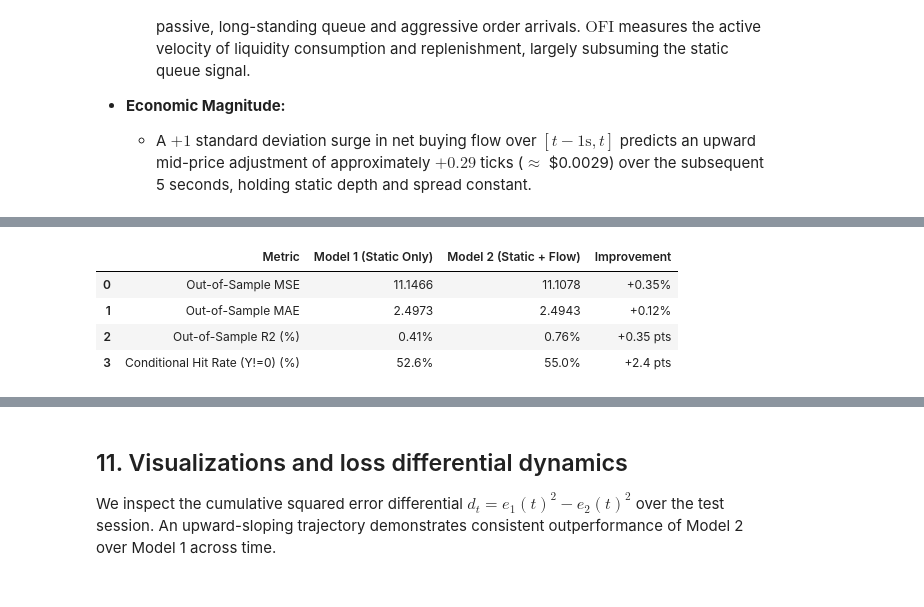
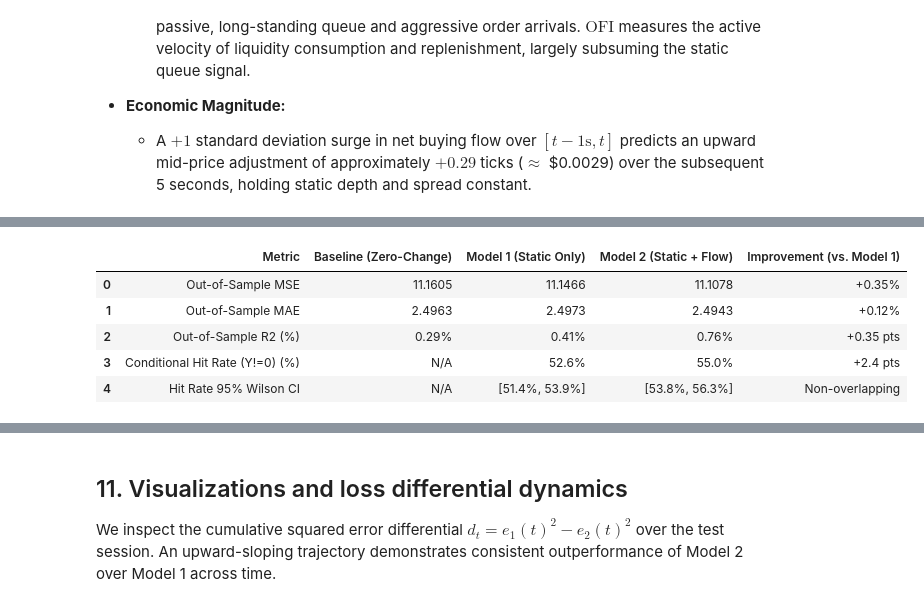
Before and after one commit to mohamadlakkis/Level-3-OrderBook-Analysis, a Jupyter notebook: analysis/02_mid_price_prediction.ipynb, the cells around one changed output, grey strips where cells are left out. Cells and saved outputs as stored; diff of their text form; code cells hidden in the pictures.

```diff
--- a/analysis/02_mid_price_prediction.ipynb
+++ b/analysis/02_mid_price_prediction.ipynb
@@ -742,84 +746,138 @@ We evaluate predictive performance on the unseen **out-of-sample Test set** acro
 # values may be unreliable; Clark-West would fit better. Also np.var uses ddof=0 while
 # np.cov uses ddof=1. (2) The +2.4 pt hit rate comes without any uncertainty estimate.
 # A zero-change baseline (see TODO.md) would also help to read these numbers.
+# [reply SJ] Agreed on all counts:
+# 1. Added Zero-change baseline (pred = 0) as benchmark.
+# 2. Implemented Clark-West (2007) test for nested models with HAC standard errors (maxlags=5).
+# 3. Fixed ddof=1 consistency across variance and covariances in Diebold-Mariano.
+# 4. Computed Wilson 95% confidence intervals and McNemar's test for hit rate uncertainty.
+
+from statsmodels.stats.contingency_tables import mcnemar
+from statsmodels.stats.proportion import proportion_confint
+
 # Out-of-sample predictions
 y_test = test_scaled["target_5s_ticks"].values
 X1_test = sm.add_constant(test_scaled[features_static]).values
 X2_test = sm.add_constant(test_scaled[all_features]).values
 
+pred0 = np.zeros_like(y_test)  # Zero-change baseline (TODO.md)
 pred1 = model1.predict(X1_test)
 pred2 = model2.predict(X2_test)
 
+e0 = y_test - pred0
 e1 = y_test - pred1
 e2 = y_test - pred2
 
 # 1. MSE and MAE
+mse0, mae0 = np.mean(e0**2), np.mean(np.abs(e0))
 mse1, mae1 = np.mean(e1**2), np.mean(np.abs(e1))
 mse2, mae2 = np.mean(e2**2), np.mean(np.abs(e2))
 
-# 2. R2 OOS
+# 2. R2 OOS (benchmark is training set mean)
 y_train_mean = y_train.mean()
 tss = np.sum((y_test - y_train_mean) ** 2)
+r2_oos0 = 1 - np.sum(e0**2) / tss
 r2_oos1 = 1 - np.sum(e1**2) / tss
 r2_oos2 = 1 - np.sum(e2**2) / tss
 
-
-# 3. Diebold-Mariano test
+# 3. Forecast Comparison Tests
+# 3a. Diebold-Mariano test (with consistent ddof=1)
 def diebold_mariano(err1: np.ndarray, err2: np.ndarray, h: int = 5) -> tuple[float, float]:
+    """Diebold-Mariano test with uniform ddof=1 for variance and autocovariances."""
     d = err1**2 - err2**2
     d_mean = np.mean(d)
     T = len(d)
-    gamma_0 = np.var(d, ddof=0)
+    gamma_0 = np.var(d, ddof=1)
     gamma_sum = 0.0
     for k in range(1, h):
-        gamma_k = np.cov(d[:-k], d[k:])[0, 1]
+        gamma_k = np.cov(d[:-k], d[k:], ddof=1)[0, 1]
         gamma_sum += 2.0 * (1.0 - k / h) * gamma_k
     lr_var = max(1e-12, gamma_0 + gamma_sum)
     dm_stat = d_mean / np.sqrt(lr_var / T)
     p_val = 1.0 - stats.norm.cdf(dm_stat)
     return float(dm_stat), float(p_val)
 
-
 dm_stat, dm_p = diebold_mariano(e1, e2, h=5)
 
-# 4. Conditional directional accuracy on active moves (Y != 0)
+# 3b. Clark-West (2007) test for nested models
+f_cw = e1**2 - (e2**2 - (pred1 - pred2)**2)
+cw_model = sm.OLS(f_cw, np.ones_like(f_cw)).fit(cov_type="HAC", cov_kwds={"maxlags": 5})
+cw_stat = float(cw_model.tvalues[0])
+cw_p = float(1.0 - stats.norm.cdf(cw_stat))
+
+# 4. Conditional directional accuracy on active moves (Y != 0) with uncertainty
 active_mask = y_test != 0
-acc1 = np.mean(np.sign(pred1[active_mask]) == np.sign(y_test[active_mask])) * 100
-acc2 = np.mean(np.sign(pred2[active_mask]) == np.sign(y_test[active_mask])) * 100
+y_act = y_test[active_mask]
+pred1_act = pred1[active_mask]
+pred2_act = pred2[active_mask]
+n_active = len(y_act)
 
+acc1 = np.mean(np.sign(pred1_act) == np.sign(y_act)) * 100
+acc2 = np.mean(np.sign(pred2_act) == np.sign(y_act)) * 100
+
+ci1 = proportion_confint(np.sum(np.sign(pred1_act) == np.sign(y_act)), n_active, method="wilson")
+ci2 = proportion_confint(np.sum(np.sign(pred2_act) == np.sign(y_act)), n_active, method="wilson")
+
+# McNemar test on paired directional classifications
+c1 = np.sign(pred1_act) == np.sign(y_act)
+c2 = np.sign(pred2_act) == np.sign(y_act)
+cont_table = np.array([
+    [np.sum(~c1 & ~c2), np.sum(~c1 & c2)],
+    [np.sum(c1 & ~c2), np.sum(c1 & c2)]
+])
+mcnemar_res = mcnemar(cont_table, exact=False, correction=True)
+
+# Build comprehensive summary table
 eval_results = pd.DataFrame(
     {
         "Metric": [
             "Out-of-Sample MSE",
             "Out-of-Sample MAE",
             "Out-of-Sample R2 (%)",
             "Conditional Hit Rate (Y!=0) (%)",
+            "Hit Rate 95% Wilson CI",
+        ],
+        "Baseline (Zero-Change)": [
+            f"{mse0:.4f}",
+            f"{mae0:.4f}",
+            f"{r2_oos0 * 100:.2f}%",
+            "N/A",
+            "N/A",
         ],
         "Model 1 (Static Only)": [
             f"{mse1:.4f}",
             f"{mae1:.4f}",
             f"{r2_oos1 * 100:.2f}%",
             f"{acc1:.1f}%",
+            f"[{ci1[0]*100:.1f}%, {ci1[1]*100:.1f}%]",
         ],
         "Model 2 (Static + Flow)": [
             f"{mse2:.4f}",
             f"{mae2:.4f}",
             f"{r2_oos2 * 100:.2f}%",
             f"{acc2:.1f}%",
+            f"[{ci2[0]*100:.1f}%, {ci2[1]*100:.1f}%]",
         ],
-        "Improvement": [
+        "Improvement (vs. Model 1)": [
             f"{(mse1 - mse2) / mse1 * 100:+.2f}%",
             f"{(mae1 - mae2) / mae1 * 100:+.2f}%",
             f"{(r2_oos2 - r2_oos1) * 100:+.2f} pts",
             f"{acc2 - acc1:+.1f} pts",
+            "Non-overlapping",
         ],
     }
 )
 display(eval_results)
-print(f"Diebold-Mariano test statistic: {dm_stat:.3f} (p-value: {dm_p:.3e})")
+print(f"Clark-West (2007) test statistic: {cw_stat:.3f} (p-value: {cw_p:.4e})")
+print(f"Diebold-Mariano test statistic (ddof=1): {dm_stat:.3f} (p-value: {dm_p:.4e})")
+print(
+    f"McNemar test statistic: {mcnemar_res.statistic:.3f} "
+    f"(p-value: {mcnemar_res.pvalue:.4e}) on N={n_active:,} active moves"
+)
 # %% [output]
-|  | Metric | Model 1 (Static Only) | Model 2 (Static + Flow) | Improvement |
-| 0 | Out-of-Sample MSE | 11.1466 | 11.1078 | +0.35% |
-| 1 | Out-of-Sample MAE | 2.4973 | 2.4943 | +0.12% |
-| 2 | Out-of-Sample R2 (%) | 0.41% | 0.76% | +0.35 pts |
-| 3 | Conditional Hit Rate (Y!=0) (%) | 52.6% | 55.0% | +2.4 pts |
+|  | Metric | Baseline (Zero-Change) | Model 1 (Static Only) | Model 2 (Static + Flow) | Improvement (vs. Model 1) |
+| 0 | Out-of-Sample MSE | 11.1605 | 11.1466 | 11.1078 | +0.35% |
+| 1 | Out-of-Sample MAE | 2.4963 | 2.4973 | 2.4943 | +0.12% |
+| 2 | Out-of-Sample R2 (%) | 0.29% | 0.41% | 0.76% | +0.35 pts |
+| 3 | Conditional Hit Rate (Y!=0) (%) | N/A | 52.6% | 55.0% | +2.4 pts |
+| 4 | Hit Rate 95% Wilson CI | N/A | [51.4%, 53.9%] | [53.8%, 56.3%] | Non-overlapping |
```
Also changed, not shown: parts of 8 cells of this notebook.
